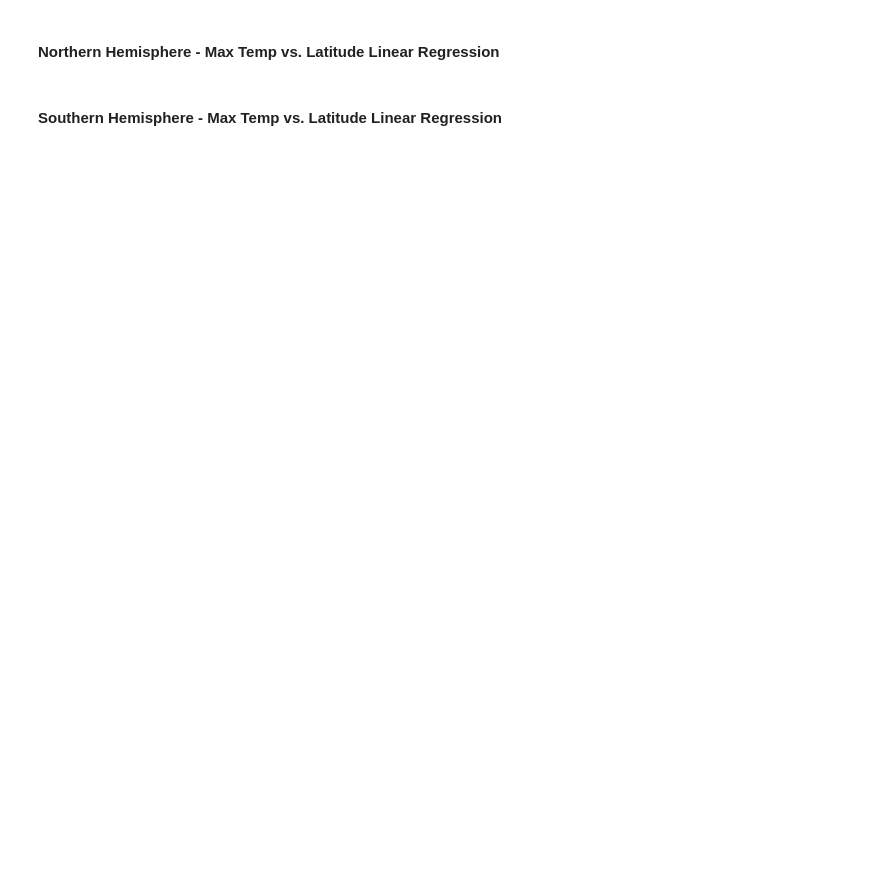
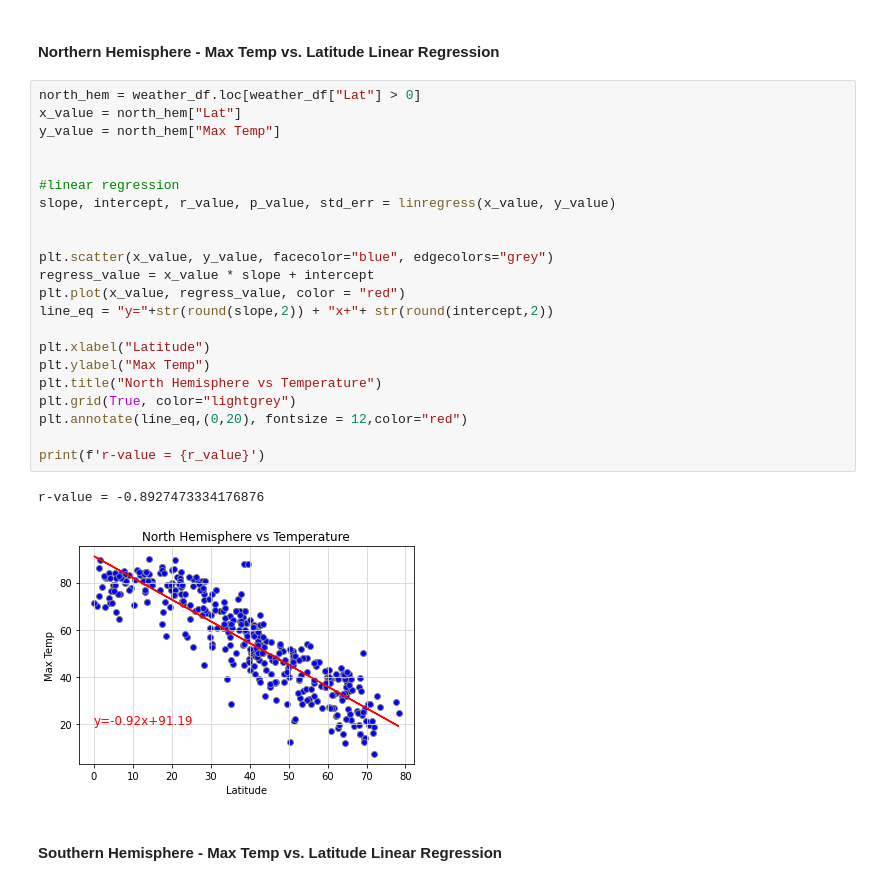
Before and after one commit to saronraut/python-api-challenge, a Jupyter notebook: Instructions/starter_code/WeatherPy.ipynb, the cells around one changed output. Cells and saved outputs as stored; diff of their text form; blank space fills up the shorter version.

```diff
--- a/Instructions/starter_code/WeatherPy.ipynb
+++ b/Instructions/starter_code/WeatherPy.ipynb
@@ -196,4 +233,29 @@ plt.savefig("../figures_data/lat_vs_humid.png")
 # %% [markdown]
 ####  Northern Hemisphere - Max Temp vs. Latitude Linear Regression
+# %%
+north_hem = weather_df.loc[weather_df["Lat"] > 0]
+x_value = north_hem["Lat"]
+y_value = north_hem["Max Temp"]
+
+
+#linear regression
+slope, intercept, r_value, p_value, std_err = linregress(x_value, y_value)
+
+
+plt.scatter(x_value, y_value, facecolor="blue", edgecolors="grey")
+regress_value = x_value * slope + intercept
+plt.plot(x_value, regress_value, color = "red")
+line_eq = "y="+str(round(slope,2)) + "x+"+ str(round(intercept,2))
+
+plt.xlabel("Latitude")
+plt.ylabel("Max Temp")
+plt.title("North Hemisphere vs Temperature")
+plt.grid(True, color="lightgrey")
+plt.annotate(line_eq,(0,20), fontsize = 12,color="red")
+
+print(f'r-value = {r_value}')
+# %% [output]
+r-value = -0.8927473334176876
+[figure, added]
 # %% [markdown]
 ####  Southern Hemisphere - Max Temp vs. Latitude Linear Regression
```
Also changed, not shown: parts of 12 cells of this notebook, 5 other files.
